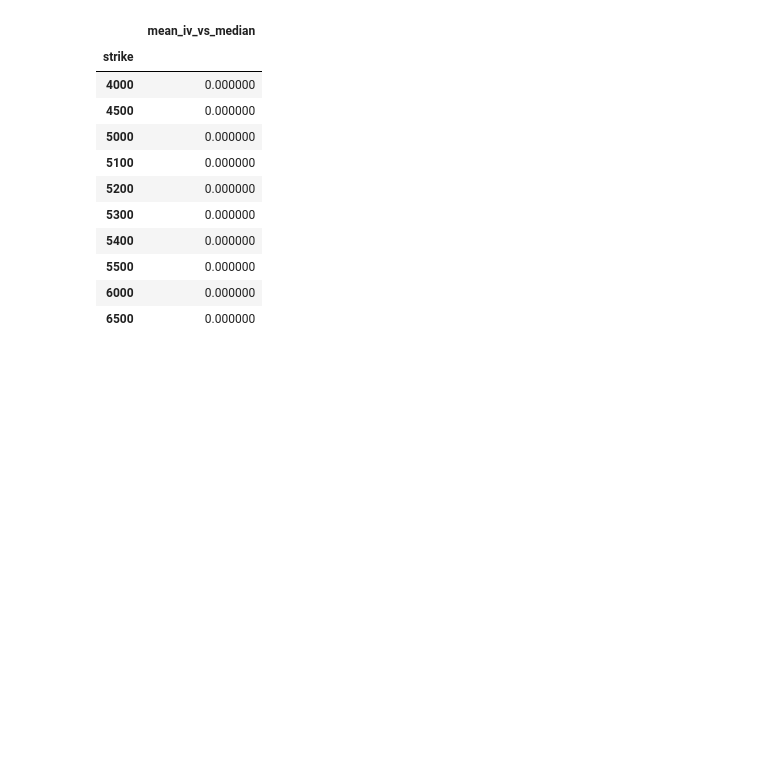
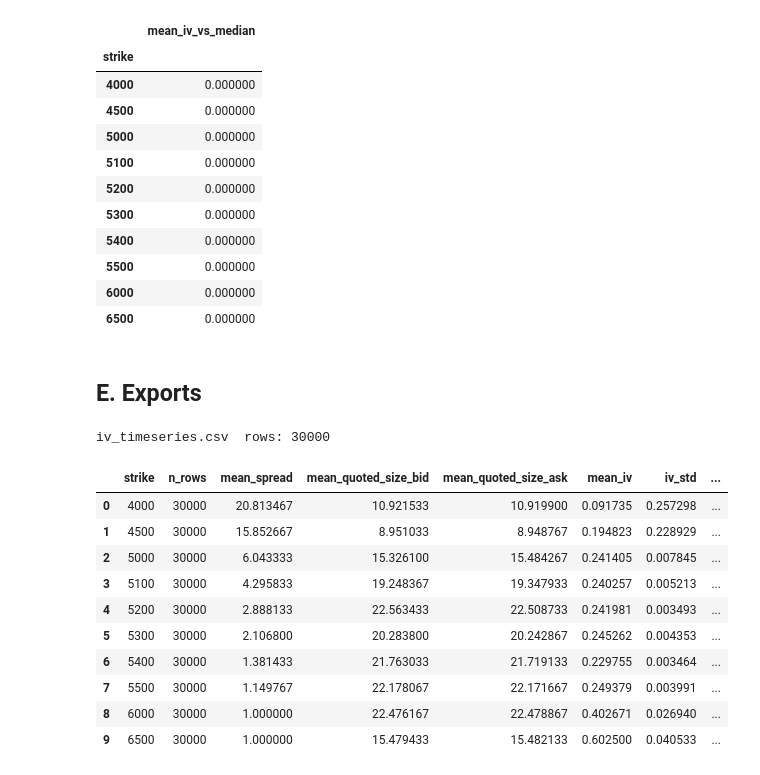
Before and after one commit to Sophbx/imc_prosperity4, a Jupyter notebook: Round3/Analysis/analysis_options.ipynb, the cells around one changed output. Saved outputs shown, nothing was run; the diff lists cells and outputs as text; code cells hidden in the pictures; blank space fills up the shorter version.

```diff
--- a/Round3/Analysis/analysis_options.ipynb
+++ b/Round3/Analysis/analysis_options.ipynb
@@ -325,3 +325,44 @@ display(rc_summary)
 | 5500 | 0.000000 |
 | 6000 | 0.000000 |
 | 6500 | 0.000000 |
+# %% [markdown]
+## E. Exports
+# %%
+iv_export = iv_rows[["day", "timestamp", "strike", "mid_price",
+                      "underlying_mid", "moneyness", "tte_years", "iv"]].copy()
+iv_export = iv_export.rename(columns={"mid_price": "voucher_mid"})
+iv_export.to_csv(os.path.join(OUTPUT_DIR, "iv_timeseries.csv"), index=False)
+print("iv_timeseries.csv  rows:", len(iv_export))
+# %% [output]
+iv_timeseries.csv  rows: 30000
+# %%
+summary_rows = []
+for K in STRIKES:
+    s = iv_rows[iv_rows["strike"] == K]
+    s_raw = v[v["strike"] == K]
+    summary_rows.append({
+        "strike": K,
+        "n_rows": len(s_raw),
+        "mean_spread": (s_raw["ask_price_1"] - s_raw["bid_price_1"]).mean(),
+        "mean_quoted_size_bid": s_raw["bid_volume_1"].fillna(0).mean(),
+        "mean_quoted_size_ask": s_raw["ask_volume_1"].fillna(0).mean(),
+        "mean_iv": s["iv"].mean(),
+        "iv_std": s["iv"].std(),
+        "empirical_delta": slopes.get(K, float("nan")),
+        "mean_moneyness": s_raw["moneyness"].mean(),
+    })
+voucher_summary = pd.DataFrame(summary_rows)
+voucher_summary.to_csv(os.path.join(OUTPUT_DIR, "voucher_price_summary.csv"), index=False)
+display(voucher_summary)
+# %% [output]
+|  | strike | n_rows | mean_spread | mean_quoted_size_bid | mean_quoted_size_ask | mean_iv | iv_std | ... |
+| 0 | 4000 | 30000 | 20.813467 | 10.921533 | 10.919900 | 0.091735 | 0.257298 | ... |
+| 1 | 4500 | 30000 | 15.852667 | 8.951033 | 8.948767 | 0.194823 | 0.228929 | ... |
+| 2 | 5000 | 30000 | 6.043333 | 15.326100 | 15.484267 | 0.241405 | 0.007845 | ... |
+| 3 | 5100 | 30000 | 4.295833 | 19.248367 | 19.347933 | 0.240257 | 0.005213 | ... |
+| 4 | 5200 | 30000 | 2.888133 | 22.563433 | 22.508733 | 0.241981 | 0.003493 | ... |
+| 5 | 5300 | 30000 | 2.106800 | 20.283800 | 20.242867 | 0.245262 | 0.004353 | ... |
+| 6 | 5400 | 30000 | 1.381433 | 21.763033 | 21.719133 | 0.229755 | 0.003464 | ... |
+| 7 | 5500 | 30000 | 1.149767 | 22.178067 | 22.171667 | 0.249379 | 0.003991 | ... |
+| 8 | 6000 | 30000 | 1.000000 | 22.476167 | 22.478867 | 0.402671 | 0.026940 | ... |
+| 9 | 6500 | 30000 | 1.000000 | 15.479433 | 15.482133 | 0.602500 | 0.040533 | ... |
```
Also changed, not shown: parts of 2 cells of this notebook, 4 other files.
